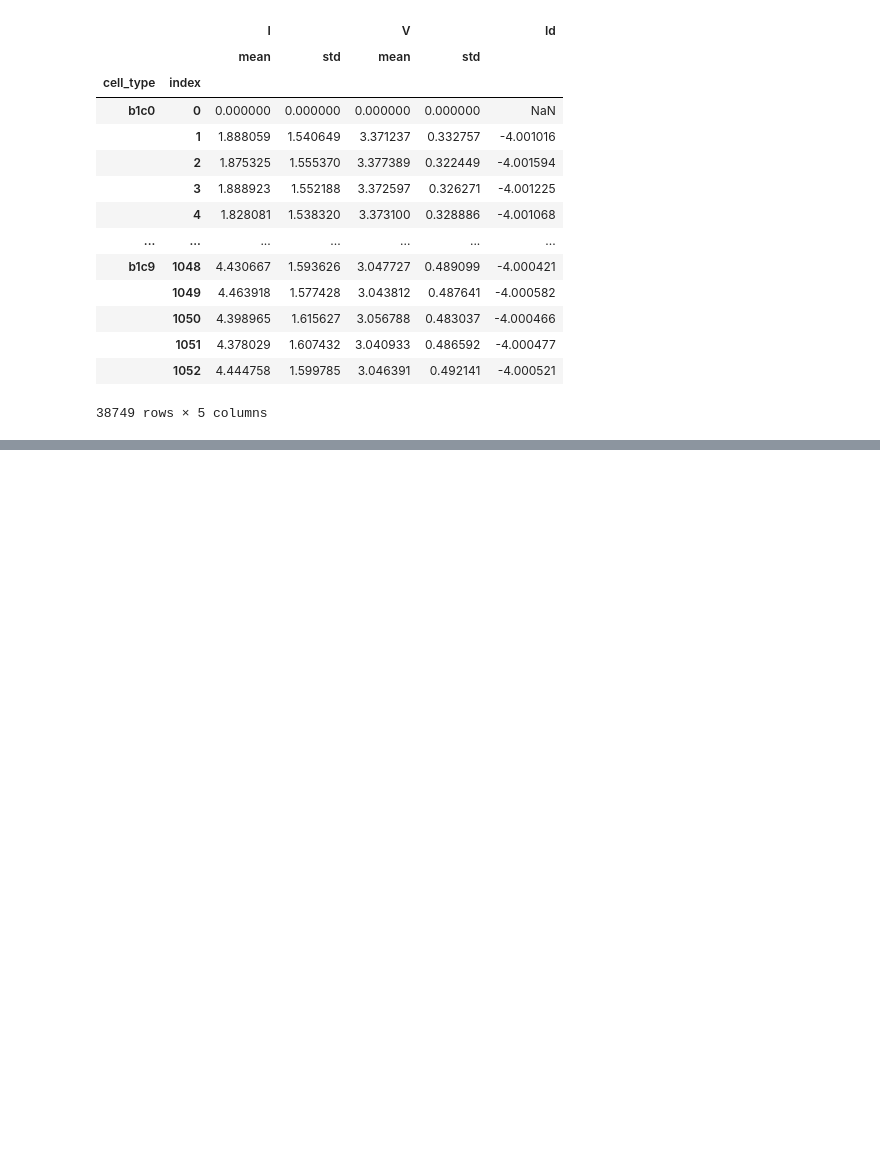
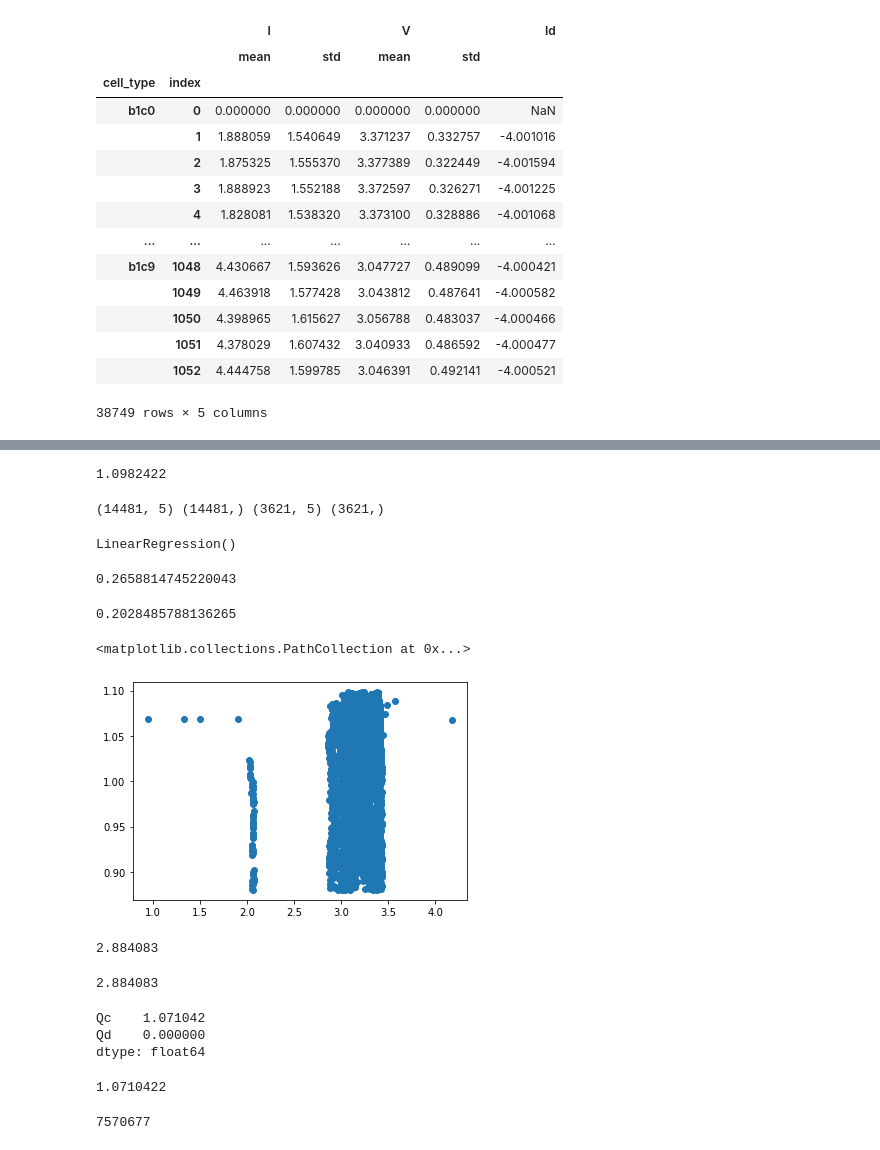
Before and after one commit to EmadZero/Battery-Aging-ML-Prediction, a Jupyter notebook: eda/tri_eda.ipynb, the cells around one changed output, grey strips where cells are left out. Saved outputs shown, nothing was run; the diff lists cells and outputs as text; code cells hidden in the pictures; blank space fills up the shorter version.

```diff
--- a/eda/tri_eda.ipynb
+++ b/eda/tri_eda.ipynb
@@ -158,0 +183,3 @@ target[idx['b1c9', :]].plot()
+# %%
+Y = features["label"].reset_index(drop=True)
+Y
@@ -158,0 +199,4 @@ target[idx['b1c9', :]].plot()
+# %%
+np.max(Y)
+# %% [output]
+1.0982422
@@ -158,0 +206,12 @@ target[idx['b1c9', :]].plot()
+# %%
+X_train, X_test, Y_train, Y_test = train_test_split(X.values, Y.values, train_size=0.8)
+# %%
+print(X_train.shape, Y_train.shape, X_test.shape, Y_test.shape)
+# %% [output]
+(14481, 5) (14481,) (3621, 5) (3621,)
+# %%
+lr = LinearRegression()
+# %%
+lr.fit(X_train, Y_train)
+# %% [output]
+LinearRegression()
@@ -158,0 +220,37 @@ target[idx['b1c9', :]].plot()
+# %%
+score = lr.score(X_test, Y_test)
+score
+# %% [output]
+0.2658814745220043
+# %%
+lr.score(X_train, Y_train)
+# %% [output]
+0.2028485788136265
+# %%
+plt.scatter(X_train[:, 2], Y_train)
+# %% [output]
+<matplotlib.collections.PathCollection at 0x...>
+[figure, added]
+# %%
+import numpy as np
+np.max(Y_train)
+# %% [output]
+2.884083
+# %%
+features['label'].max()
+# %% [output]
+2.884083
+# %%
+charge_df[["Qc", "Qd"]].max()
+# %% [output]
+Qc    1.071042
+Qd    0.000000
+dtype: float64
+# %%
+discharge_df["Qc"].max()
+# %% [output]
+1.0710422
+# %%
+discharge_all_cycles.Qd.argmax()
+# %% [output]
+7570677
```
Also changed, not shown: parts of 11 cells of this notebook.
